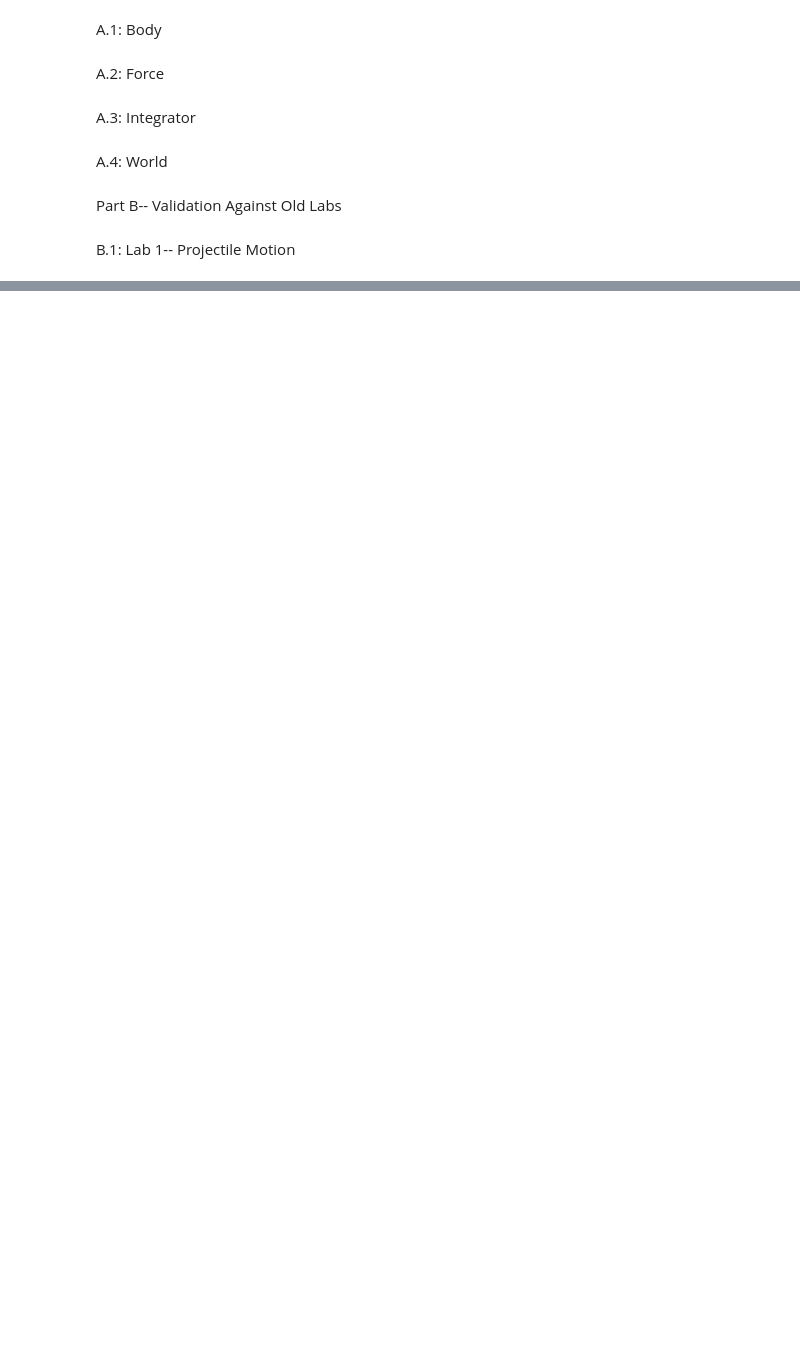
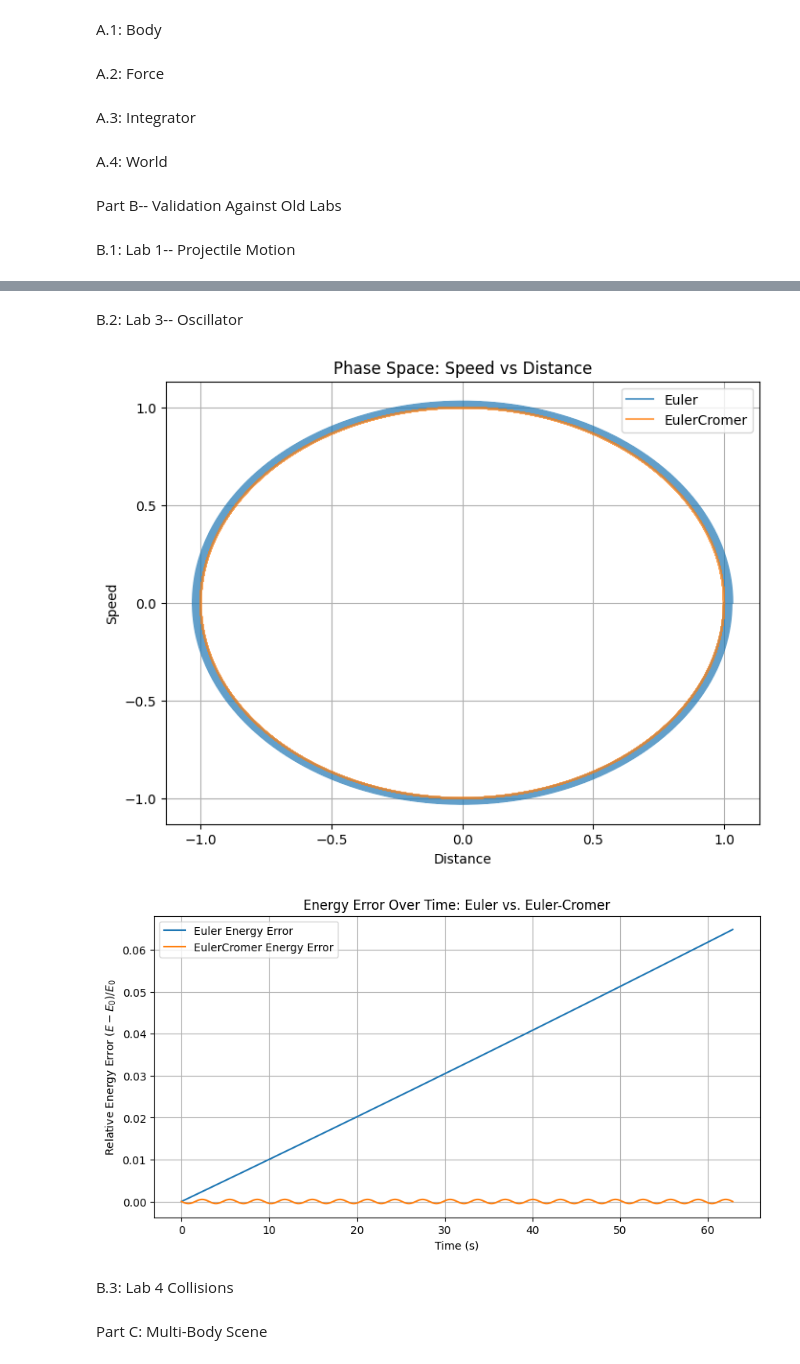
Before and after one commit to barnol-lee/phys311, a Jupyter notebook: Labs/Lab07/Lab07_engine/lab07_demo.ipynb, the cells around one changed output, grey strips where cells are left out. Saved outputs shown, nothing was run; the diff lists cells and outputs as text; code cells hidden in the pictures; blank space fills up the shorter version.

```diff
--- a/Labs/Lab07/Lab07_engine/lab07_demo.ipynb
+++ b/Labs/Lab07/Lab07_engine/lab07_demo.ipynb
@@ -183,0 +210,58 @@ plt.show()
+# %% [markdown]
+B.2: Lab 3-- Oscillator
+# %%
+T=2*np.pi
+result={}
+for I in (Euler, EulerCromer):
+    world=World(integrator=I())
+    world.add(Body(m=1.0, r=(0, 0), fixed=True))
+    world.add(Body(m=1.0, r=(1, 0), v=(0, 0)))
+    world.add_force(Spring(0,1))
+
+    world.record('t', lambda W: W.t)
+    world.record('x', lambda W: W.bodies[1].r[0])
+    world.record('v', lambda W: W.bodies[1].v[0])
+    world.record('E', lambda W: W.total_energy())
+
+    w=world.run(dt=0.001,t_end=10*T)
+
+    x = np.array(world.history['x'])
+    t = np.array(world.history['t'])
+    v = np.array(world.history['v'])
+    E = np.array(world.history['E'])
+
+    name=I.name
+    result[name] = {
+        'distance': x,
+        'time': t,
+        'speed': v,
+        'energy': E
+    }
+
+plt.figure(figsize=(8, 6))
+for name, data in result.items():
+    plt.plot(data['distance'], data['speed'], label=name, alpha=0.7)
+plt.title('Phase Space: Speed vs Distance')
+plt.xlabel('Distance')
+plt.ylabel('Speed')
+plt.legend()
+plt.grid(True)
+plt.show()
+
+plt.figure(figsize=(10, 5))
+for name, data in result.items():
+    relative_energy_error = (data['energy'] - data['energy'][0]) / data['energy'][0]
+    plt.plot(data['time'], relative_energy_error, label=f"{name} Energy Error")
+plt.title('Energy Error Over Time: Euler vs. Euler-Cromer')
+plt.xlabel('Time (s)')
+plt.ylabel('Relative Energy Error $(E - E_0) / E_0$')
+plt.legend()
+plt.grid(True)
+plt.show()
+# %% [output]
+[figure, added]
+[figure, added]
+# %% [markdown]
+B.3: Lab 4 Collisions
+# %% [markdown]
+Part C: Multi-Body Scene
```
Also changed, not shown: parts of 4 cells of this notebook.
